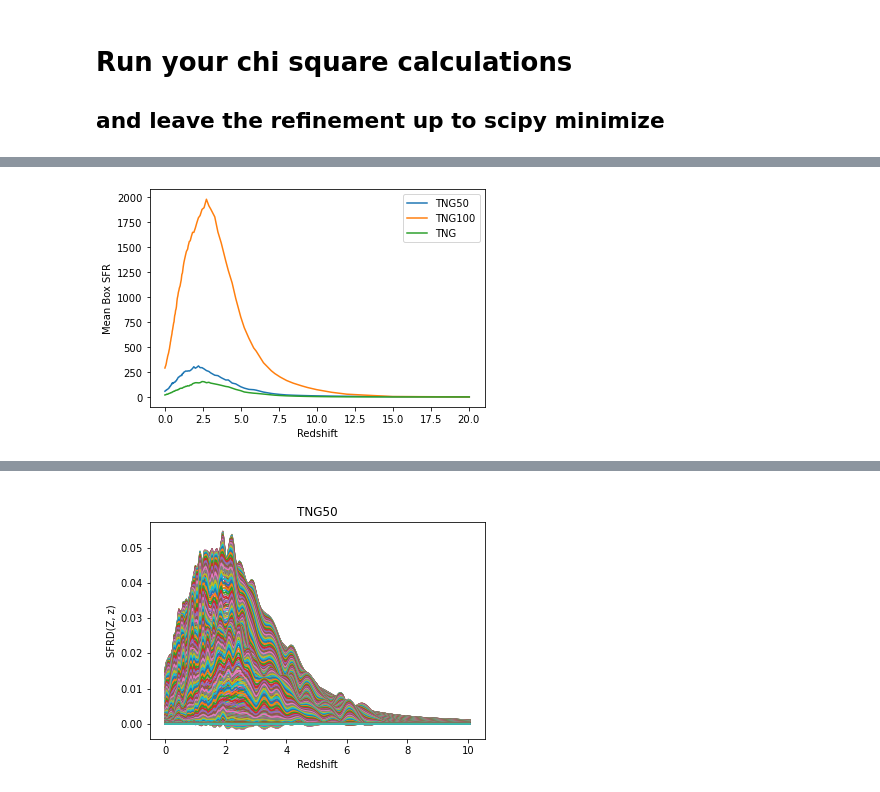
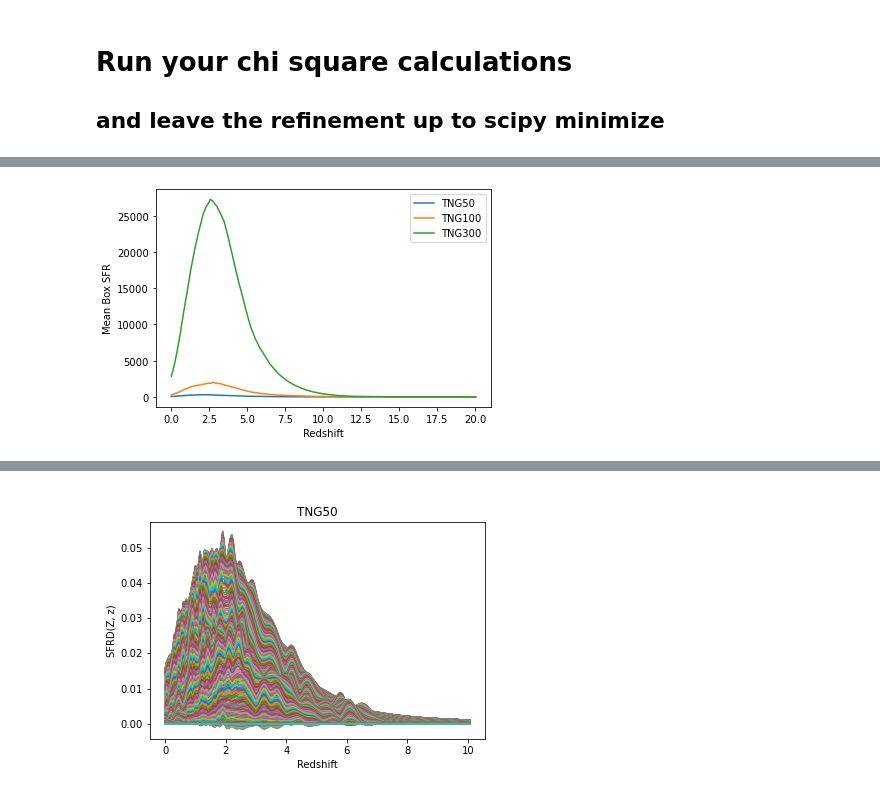
Before and after one commit to sashalvna/Fit_SFRD_TNG, a Jupyter notebook: Fit_model_to_sfrdzZ_TNG.ipynb, the cells around one changed output, grey strips where cells are left out. Cells and saved outputs as stored; diff of their text form; code cells hidden in the pictures.

```diff
--- a/Fit_model_to_sfrdzZ_TNG.ipynb
+++ b/Fit_model_to_sfrdzZ_TNG.ipynb
@@ -214,6 +214,11 @@ with h5.File(paths.data / "SFRMetallicityFromGasTNG50-1.hdf5", "r") as f:
         Lookbacktimes50 = f["Lookbacktimes"][:]
         BoxSfr50      = f["Sfr"][:]
         Redshifts50     = f["Redshifts"][:]
+with h5.File(paths.data / "SFRMetallicityFromGasTNG300-1.hdf5", "r") as f:
+        MetalBins300     = f["MetalBins"][:]
+        Lookbacktimes300 = f["Lookbacktimes"][:]
+        BoxSfr300      = f["Sfr"][:]
+        Redshifts300     = f["Redshifts"][:]
 # %%
 with h5.File(Cosmol_sim_location, "r") as f:
         MetalBins     = f["MetalBins"][:]
@@ -223,9 +270,9 @@ with h5.File(Cosmol_sim_location, "r") as f:
 # %%
 plt.plot(Redshifts50, np.mean(BoxSfr50, axis=1), label='TNG50')
 plt.plot(Redshifts100, np.mean(BoxSfr100, axis=1), label='TNG100')
-plt.plot(Redshifts, np.mean(BoxSfr, axis=1), label='TNG')
+plt.plot(Redshifts300, np.mean(BoxSfr300, axis=1), label='TNG300')
 plt.xlabel("Redshift")
 plt.ylabel("Mean Box SFR")
 plt.legend();
 # %% [output]
-[figure, old version]
+[figure, new version]
```
Also changed, not shown: parts of 12 cells of this notebook, 4 other files.
